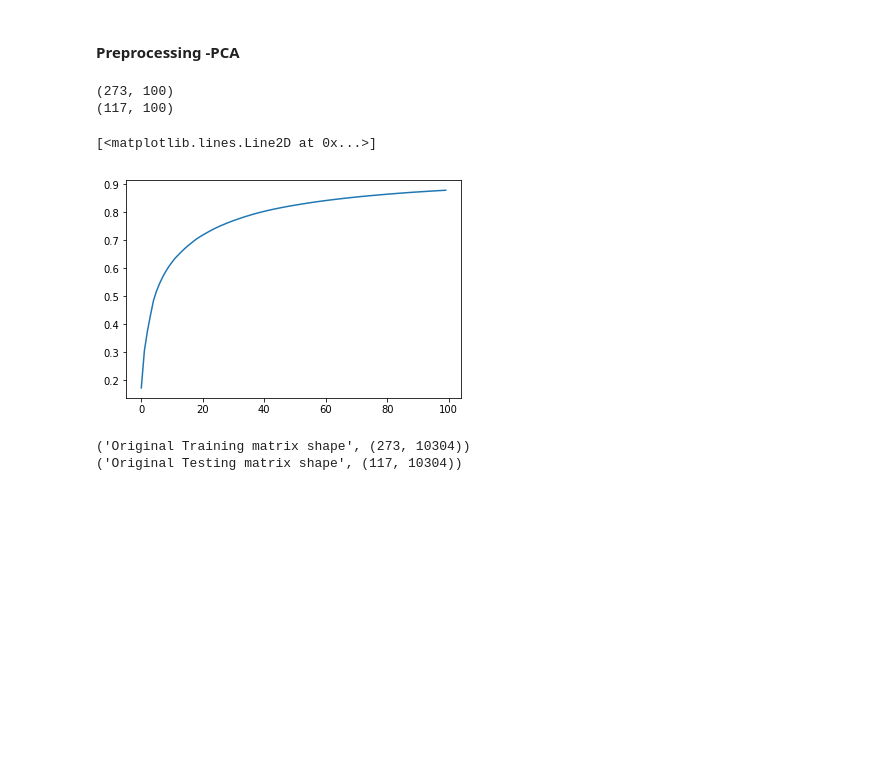
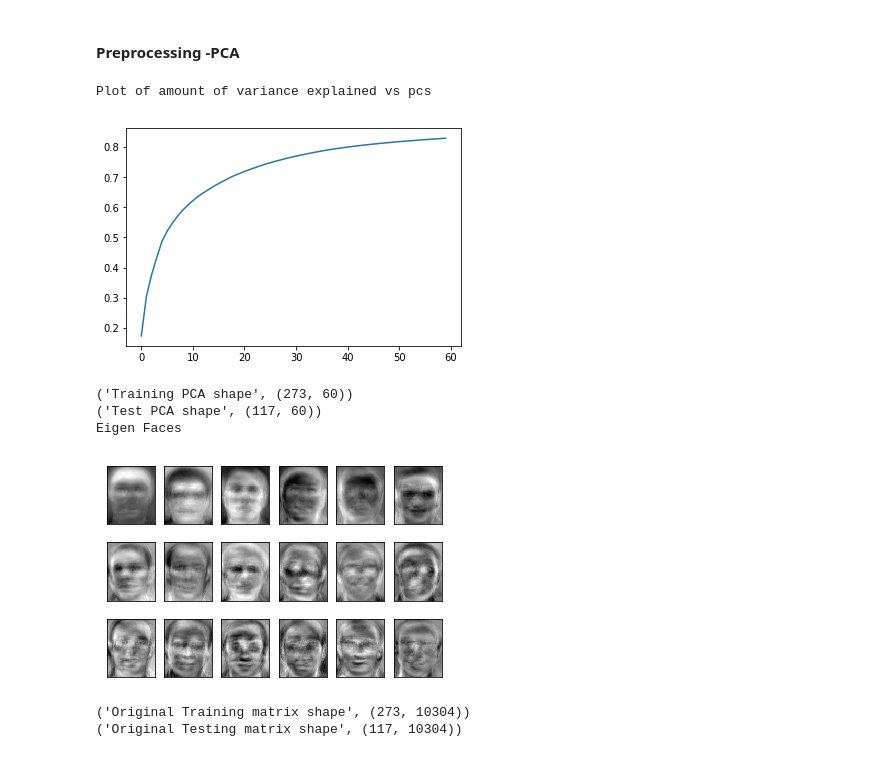
Before and after one commit to arjun-rao/ANN-FaceRecog, a Jupyter notebook: pca_orl_facerecog.ipynb, the cells around one changed output. Drawn from its saved outputs; the diff is of its cells as text; code cells hidden in the pictures; blank space fills up the shorter version.

```diff
--- a/pca_orl_facerecog.ipynb
+++ b/pca_orl_facerecog.ipynb
@@ -82,18 +79,35 @@ X_train /= 255
 X_test /= 255
 # %% [markdown]
 #### Preprocessing -PCA
-# %%
-computed_pca = PCA(n_components=100, whiten=True).fit(X_train)
-XTr_pca = computed_pca.transform(X_train)
-XTs_pca = computed_pca.transform(X_test)
-print(XTr_pca.shape)
-print(XTs_pca.shape)
-plt.plot(range(100),np.cumsum(computed_pca.explained_variance_ratio_))
-# %% [output]
-(273, 100)
-(117, 100)
-[<matplotlib.lines.Line2D at 0x...>]
-[figure, removed]
+# %%
+computed_pca = PCA(n_components = 60,whiten=True).fit(X_train)
+XTr_pca = computed_pca.transform(X_train)
+
+print("Plot of amount of variance explained vs pcs")
+plt.plot(range(len(computed_pca.explained_variance_)),np.cumsum(computed_pca.explained_variance_ratio_))
+plt.show()
+
+XTs_pca = computed_pca.transform(X_test)
+print("Training PCA shape",XTr_pca.shape)
+print("Test PCA shape",XTs_pca.shape)
+
+
+def plot_eigenfaces(images, h, w, rows=3, cols=6):
+    plt.figure()
+    for i in range(rows * cols):
+        plt.subplot(rows, cols, i + 1)
+        plt.imshow(images[i].reshape((h, w)), cmap=plt.cm.gray)
+        plt.xticks(())
+        plt.yticks(())
+plot_eigenfaces(computed_pca.components_,112,92)
+print("Eigen Faces")
+# %% [output]
+Plot of amount of variance explained vs pcs
+[figure, added]
+('Training PCA shape', (273, 60))
+('Test PCA shape', (117, 60))
+Eigen Faces
+[figure, added]
 # %%
 print("Original Training matrix shape", X_train.shape)
 print("Original Testing matrix shape", X_test.shape)
```
Also changed, not shown: parts of 13 cells of this notebook.
